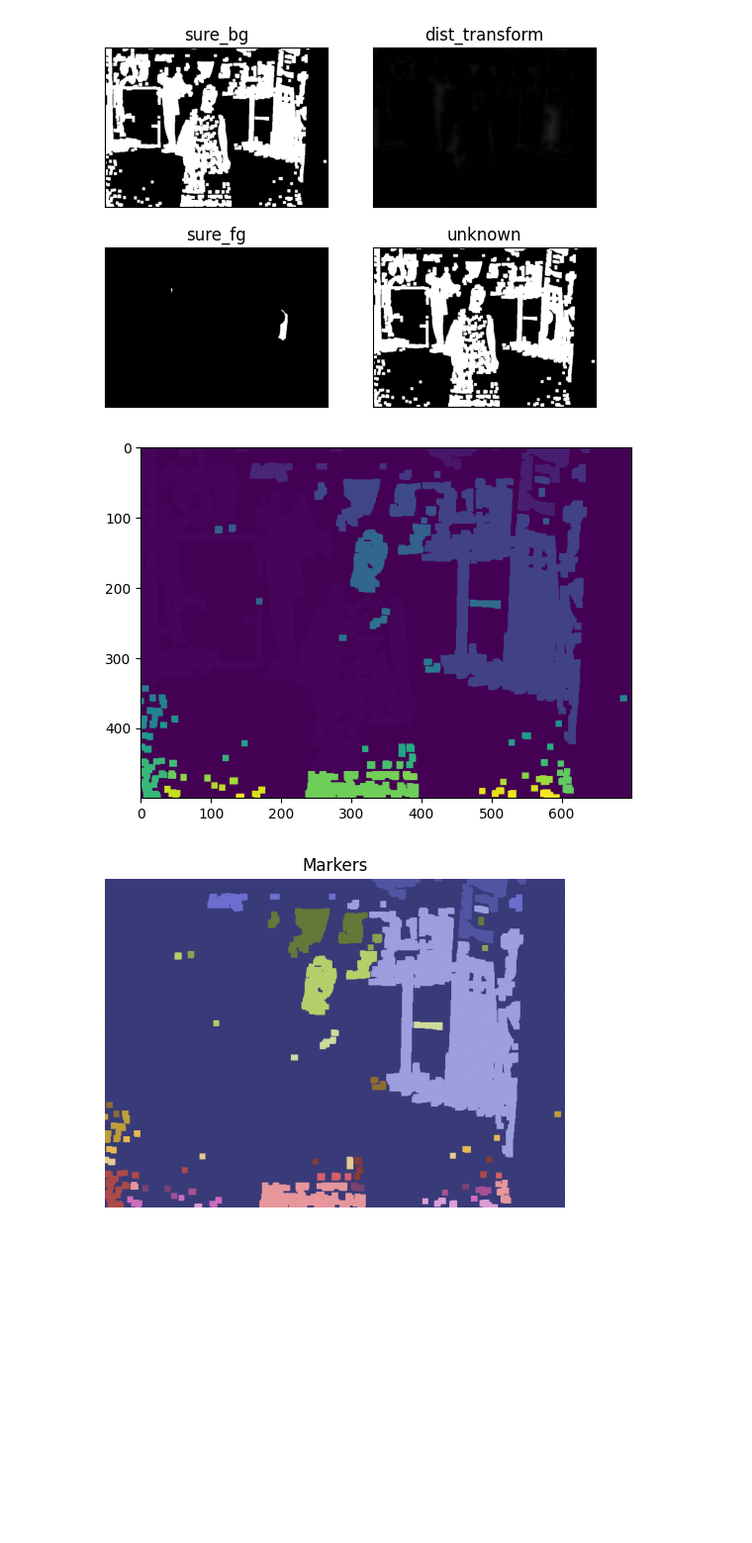
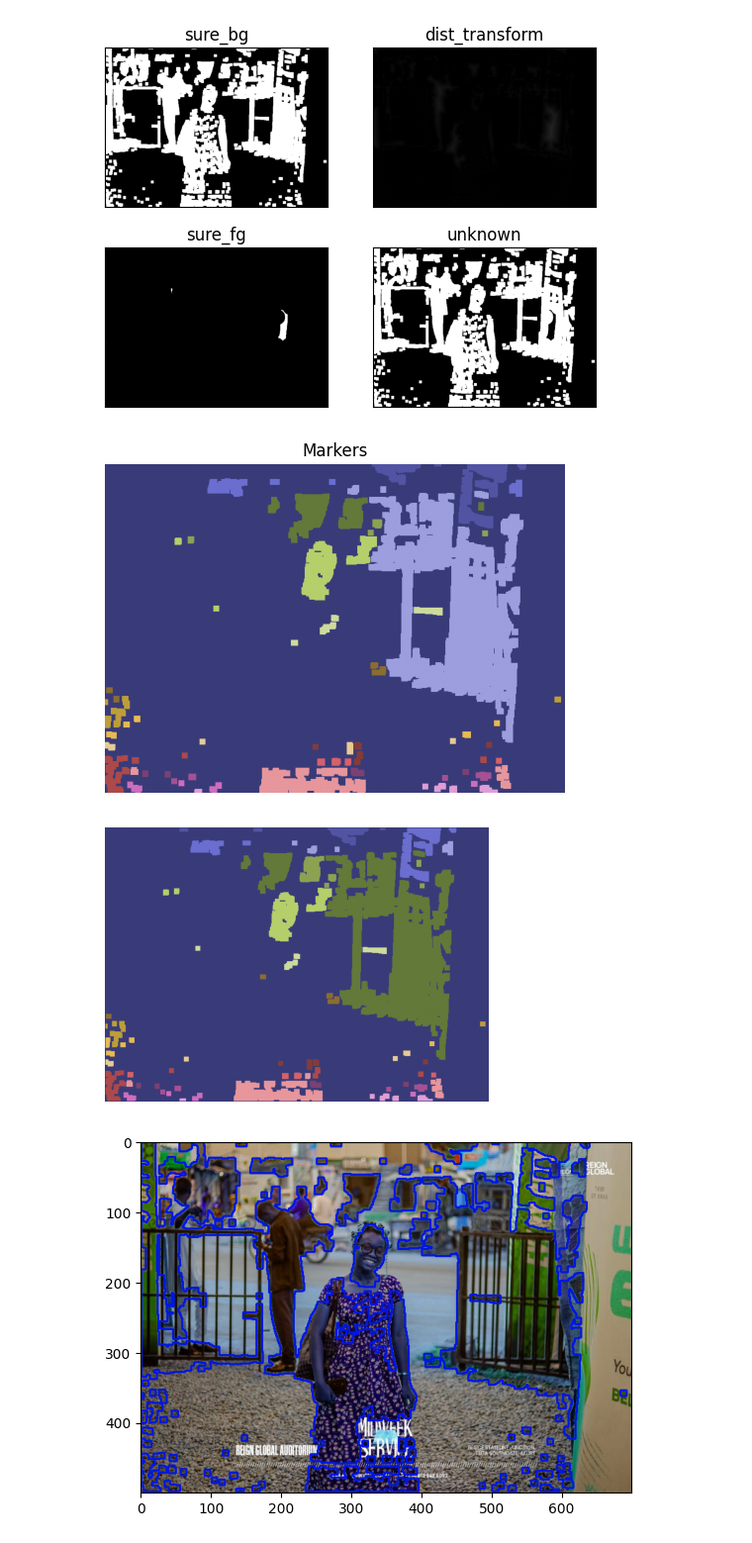
Before and after one commit to FavourTy/DSN-Computer-Vision-Journey, a Jupyter notebook: image_preprocessing_technique/notebook/image_preprocessing.ipynb, the cells around one changed output. Shown at 99% size. Saved outputs shown, nothing was run; the diff lists cells and outputs as text; code cells hidden in the pictures; blank space fills up the shorter version.

Commit message:
add: watershed algorithm

```diff
--- a/image_preprocessing_technique/notebook/image_preprocessing.ipynb
+++ b/image_preprocessing_technique/notebook/image_preprocessing.ipynb
@@ -158,7 +158,6 @@ for i in range(4):
 ret, markers = cv.connectedComponents(sure_bg)
 markers = markers + 1
 markers[unknown == 225]= 0
-plt.imshow(markers)
 
 
 fig, ax =plt.subplots(figsize=(6,6))
@@ -167,5 +166,27 @@ ax.set_title('Markers')
 ax.axis('off')
 plt.show()
 # %% [output]
-[figure, old version]
+[figure, new version]
-[figure, removed]
+# %%
+#watershed Algorithm
+markers = cv.watershed(image, markers)
+fig, ax = plt.subplots(figsize= (5,5))
+ax.imshow(markers, cmap= 'tab20b')
+ax.axis('off')
+plt.show()
+
+
+labels = np.unique(markers)
+colns = []
+
+for label in labels[2:]:
+    target = np.where(markers== label, 255, 0).astype(np.uint8)
+
+    contours, hierarchy =cv.findContours(target, cv.RETR_EXTERNAL, cv.CHAIN_APPROX_NONE)
+    colns.append(contours[0])
+
+    img = cv.drawContours(image, colns, -1, color=(0, 23, 223), thickness=2)
+    plt.imshow(img)
+# %% [output]
+[figure, added]
+[figure, added]
```
